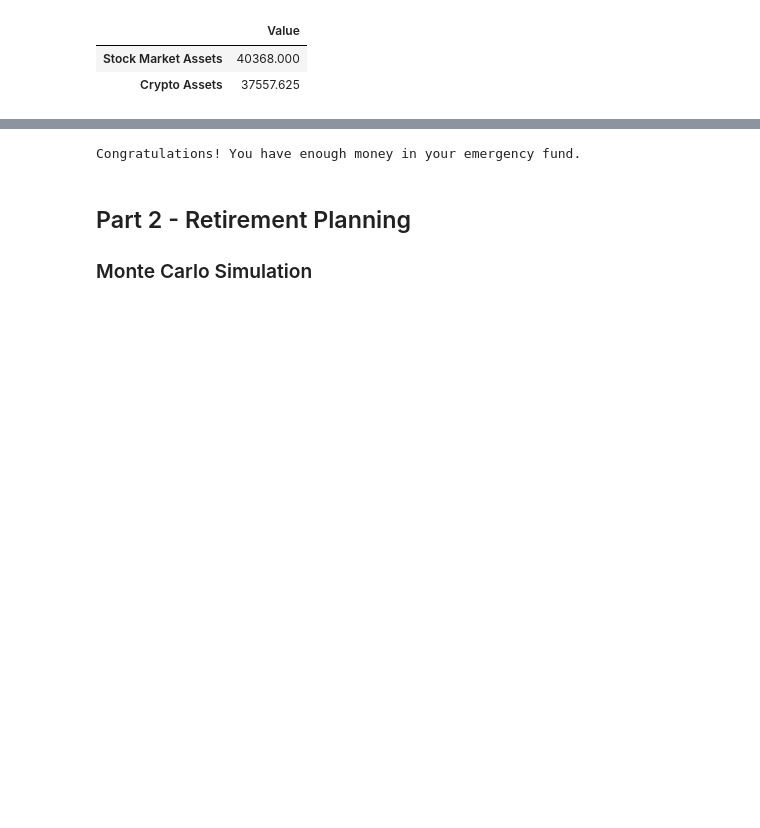
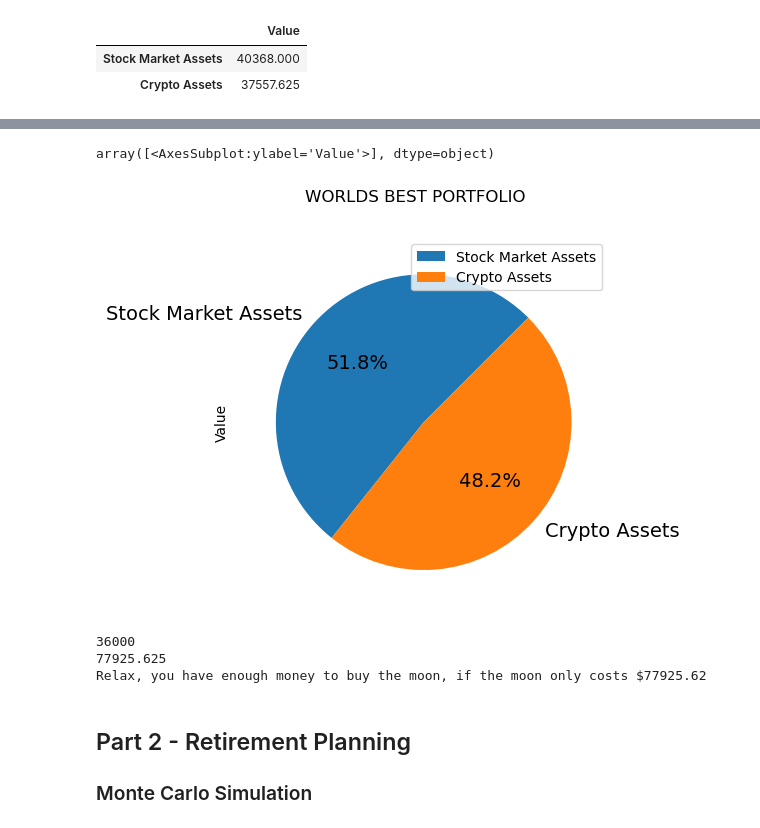
Before and after one commit to JeepCannon/Module5_Challenge, a Jupyter notebook: Module5_Challenge.ipynb, the cells around one changed output, grey strips where cells are left out. Cells and saved outputs as stored; diff of their text form; code cells hidden in the pictures; blank space fills up the shorter version.

```diff
--- a/Module5_Challenge.ipynb
+++ b/Module5_Challenge.ipynb
@@ -188,14 +182,30 @@ Total Cryptocurrency Market Value $37557.62
-# %%
-# Set ideal emergency fund
-emergency_fund = monthly_income * 3
-
-# Calculate total amount of savings
-# YOUR CODE HERE!
-
-# Validate saving health
-# YOUR CODE HERE!
-# %% [output]
-Congratulations! You have enough money in your emergency fund.
+# %%
+# Plot savings pie chart
+
+Personal_Assets_df2.plot.pie( subplots=True ,autopct='%1.1f%%',
+ startangle=45, shadow=False, labels= Names, legend = True, fontsize=14,rotatelabels=False,title = 'WORLDS BEST PORTFOLIO')
+# %% [output]
+array([<AxesSubplot:ylabel='Value'>], dtype=object)
+[figure, added]
+# %%
+# Set ideal emergency fund
+emergency_fund = Monthly_Income * 3
+print(emergency_fund)
+
+# Calculate total amount of savings
+ALL_SAVINGS = Crypto + StockMarket
+print(ALL_SAVINGS)
+# Validate saving health
+if ALL_SAVINGS > emergency_fund:
+    print(f'Relax, you have enough money to buy the moon, if the moon only costs ${ALL_SAVINGS:0.2f}')
+elif ALL_SAVINGS == emergency_fund:
+    print(f'Might want to top up the coffers you have just enough to cover yourself')
+else:
+    print(f'RIP you need at least ${emergency_fund:0.2f - ALL_SAVINGS:0.2f} to make it')
+# %% [output]
+36000
+77925.625
+Relax, you have enough money to buy the moon, if the moon only costs $77925.62
 # %% [markdown]
 ## Part 2 - Retirement Planning
 
```
Also changed, not shown: parts of 1 cell of this notebook.
